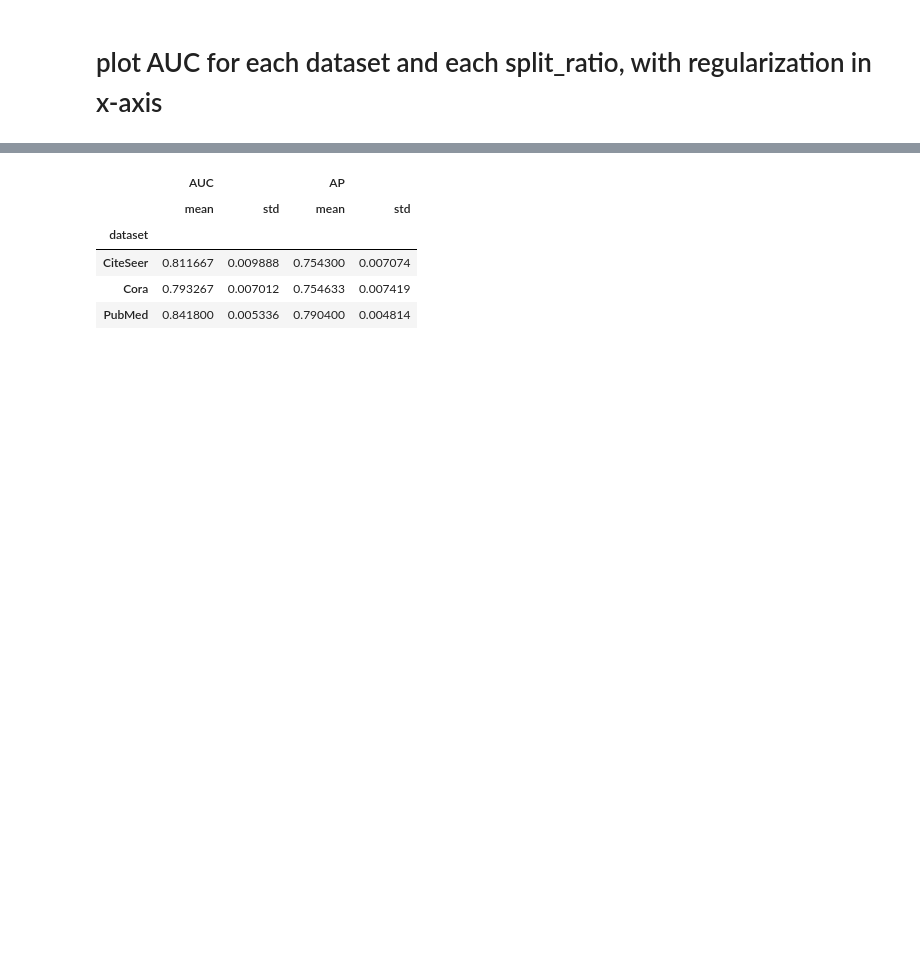
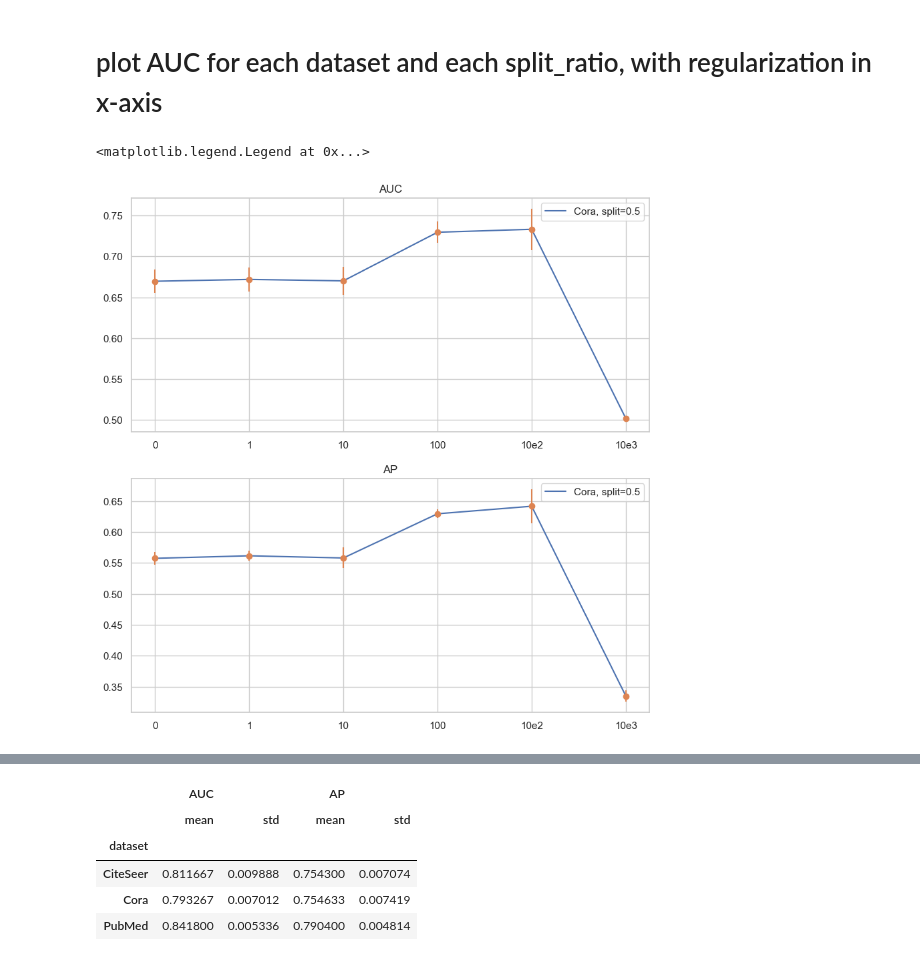
Before and after one commit to FDUguchunhui/latent-space-constraint-GNN, a Jupyter notebook: notebook/analysis/aggregation.ipynb, the cells around one changed output, grey strips where cells are left out. Saved outputs shown, nothing was run; the diff lists cells and outputs as text; code cells hidden in the pictures; blank space fills up the shorter version.

```diff
--- a/notebook/analysis/aggregation.ipynb
+++ b/notebook/analysis/aggregation.ipynb
@@ -65,5 +60,41 @@ df_agg[df_agg['dataset'] == 'Cora'].sort_values(by=['split_ratio', 'regularizati
 # %% [markdown]
 # plot AUC for each dataset and each split_ratio, with regularization in x-axis
+# %%
+fig, ax = plt.subplots(2, 1, figsize=(10, 10))
+# plot different line for different regularization
+# axis 0 plot for AUC
+ax[0].plot(np.log10(df_agg[(df_agg['dataset'] == 'Cora')]['regularization']),
+           df_agg[(df_agg['dataset'] == 'Cora')]['AUC']['mean'], label='Cora, split=0.5')
+# plot error bar
+ax[0].errorbar(np.log10(df_agg[(df_agg['dataset'] == 'Cora')]['regularization']),
+               df_agg[(df_agg['dataset'] == 'Cora')]['AUC']['mean'],
+               yerr=df_agg[(df_agg['dataset'] == 'Cora')]['AUC']['std'], fmt='o')
+# x-axis ticks as 0, 1 10, 100, 1000, 10000
+ax[0].set_xticks([0, 1, 2, 3, 4, 5], labels=['0', '1', '10', '100', '10e2', '10e3'])
+# x-axis label
+ax[0].xlabel = 'Regularization'
+# title
+ax[0].set_title('AUC')
+# legend
+ax[0].legend()
+# plot AP
+ax[1].plot(np.log10(df_agg[(df_agg['dataset'] == 'Cora')]['regularization']),
+           df_agg[(df_agg['dataset'] == 'Cora')]['AP']['mean'], label='Cora, '
+                                                                                                         'split=0.5')
+# plot error bar
+ax[1].errorbar(np.log10(df_agg[(df_agg['dataset'] == 'Cora')]['regularization']),
+               df_agg[(df_agg['dataset'] == 'Cora')]['AP']['mean'],
+               yerr=df_agg[(df_agg['dataset'] == 'Cora')]['AP']['std'], fmt='o')
+ax[1].set_xticks([0, 1, 2, 3, 4, 5], labels=['0', '1', '10', '100', '10e2', '10e3'])
+# x-axis label
+ax[1].xlabel = 'Regularization'
+# title
+ax[1].set_title('AP')
+# legend
+ax[1].legend()
+# %% [output]
+<matplotlib.legend.Legend at 0x...>
+[figure, added]
 # %%
 # plot lineplot for AUC and AP for each dataset and split_ratio
 fig, ax = plt.subplots(2, 1, figsize=(10, 10))
```
Also changed, not shown: parts of 3 cells of this notebook, 7 other files.
